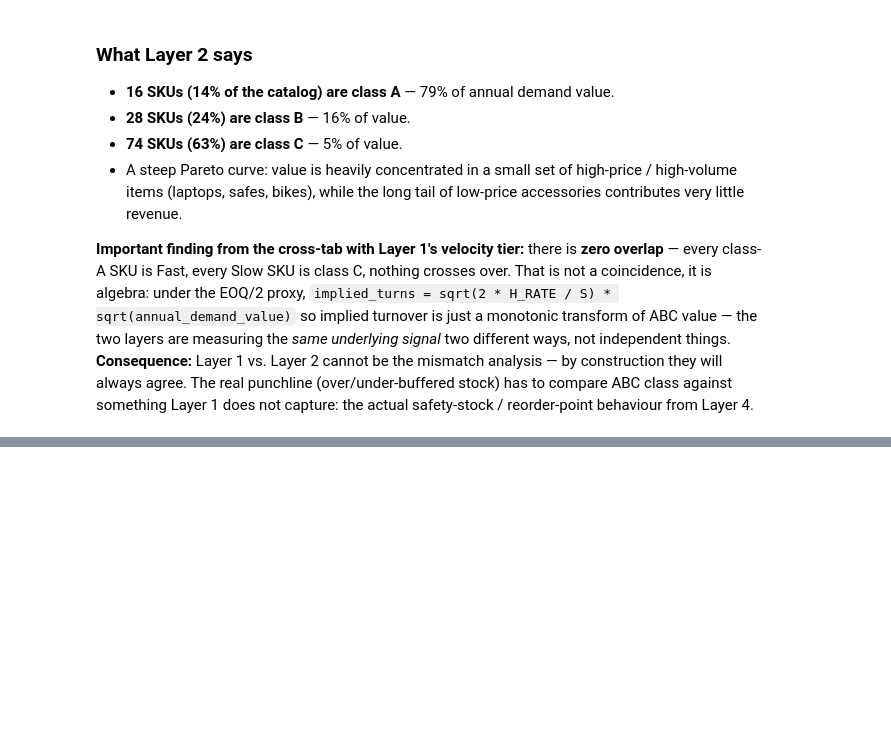
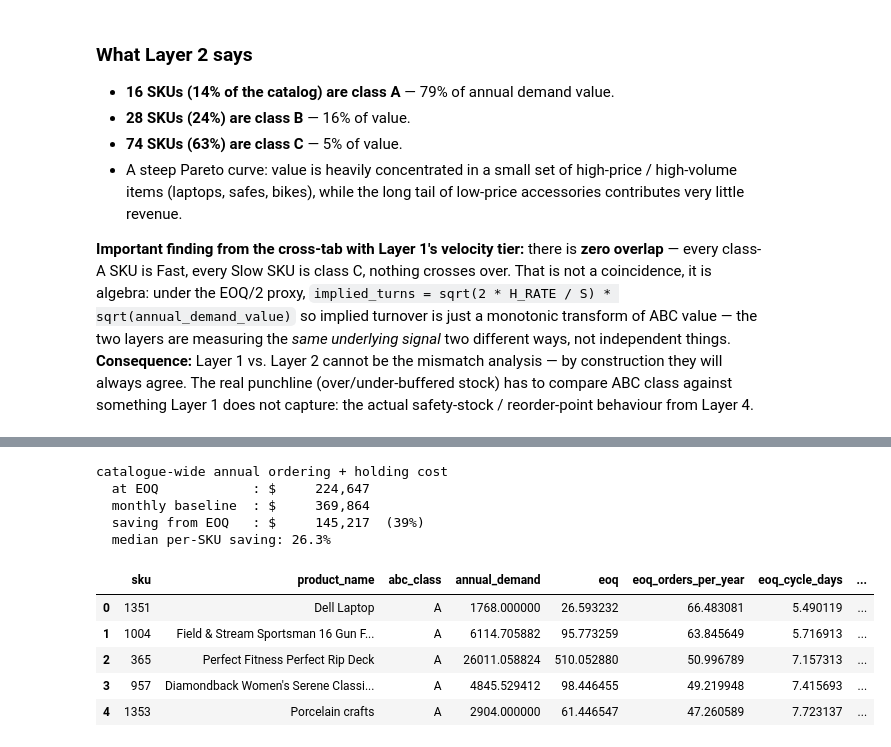
Before and after one commit to GireesheePendela/dataco-inventory-analysis, a Jupyter notebook: notebooks/analysis.ipynb, the cells around one changed output, grey strips where cells are left out. Drawn from its saved outputs; the diff is of its cells as text; code cells hidden in the pictures; blank space fills up the shorter version.

```diff
--- a/notebooks/analysis.ipynb
+++ b/notebooks/analysis.ipynb
@@ -480,0 +492,27 @@ the actual safety-stock / reorder-point behaviour from Layer 4.
+# %%
+from src.inventory import layer3_eoq
+
+l3 = layer3_eoq(abc)
+
+print("catalogue-wide annual ordering + holding cost")
+print(f"  at EOQ            : ${l3['eoq_annual_cost'].sum():>12,.0f}")
+print(f"  monthly baseline  : ${l3['monthly_annual_cost'].sum():>12,.0f}")
+print(f"  saving from EOQ   : ${l3['eoq_saving_vs_monthly'].sum():>12,.0f}"
+      f"  ({l3['eoq_saving_vs_monthly'].sum() / l3['monthly_annual_cost'].sum():.0%})")
+print(f"  median per-SKU saving: {l3['eoq_saving_pct'].median():.1%}")
+
+l3[["sku", "product_name", "abc_class", "annual_demand", "eoq",
+    "eoq_orders_per_year", "eoq_cycle_days", "eoq_saving_vs_monthly",
+    "eoq_saving_pct"]].head()
+# %% [output]
+catalogue-wide annual ordering + holding cost
+  at EOQ            : $     224,647
+  monthly baseline  : $     369,864
+  saving from EOQ   : $     145,217  (39%)
+  median per-SKU saving: 26.3%
+|  | sku | product_name | abc_class | annual_demand | eoq | eoq_orders_per_year | eoq_cycle_days | ... |
+| 0 | 1351 | Dell Laptop | A | 1768.000000 | 26.593232 | 66.483081 | 5.490119 | ... |
+| 1 | 1004 | Field & Stream Sportsman 16 Gun F... | A | 6114.705882 | 95.773259 | 63.845649 | 5.716913 | ... |
+| 2 | 365 | Perfect Fitness Perfect Rip Deck | A | 26011.058824 | 510.052880 | 50.996789 | 7.157313 | ... |
+| 3 | 957 | Diamondback Women's Serene Classi... | A | 4845.529412 | 98.446455 | 49.219948 | 7.415693 | ... |
+| 4 | 1353 | Porcelain crafts | A | 2904.000000 | 61.446547 | 47.260589 | 7.723137 | ... |
```
Also changed, not shown: parts of 4 cells of this notebook.
